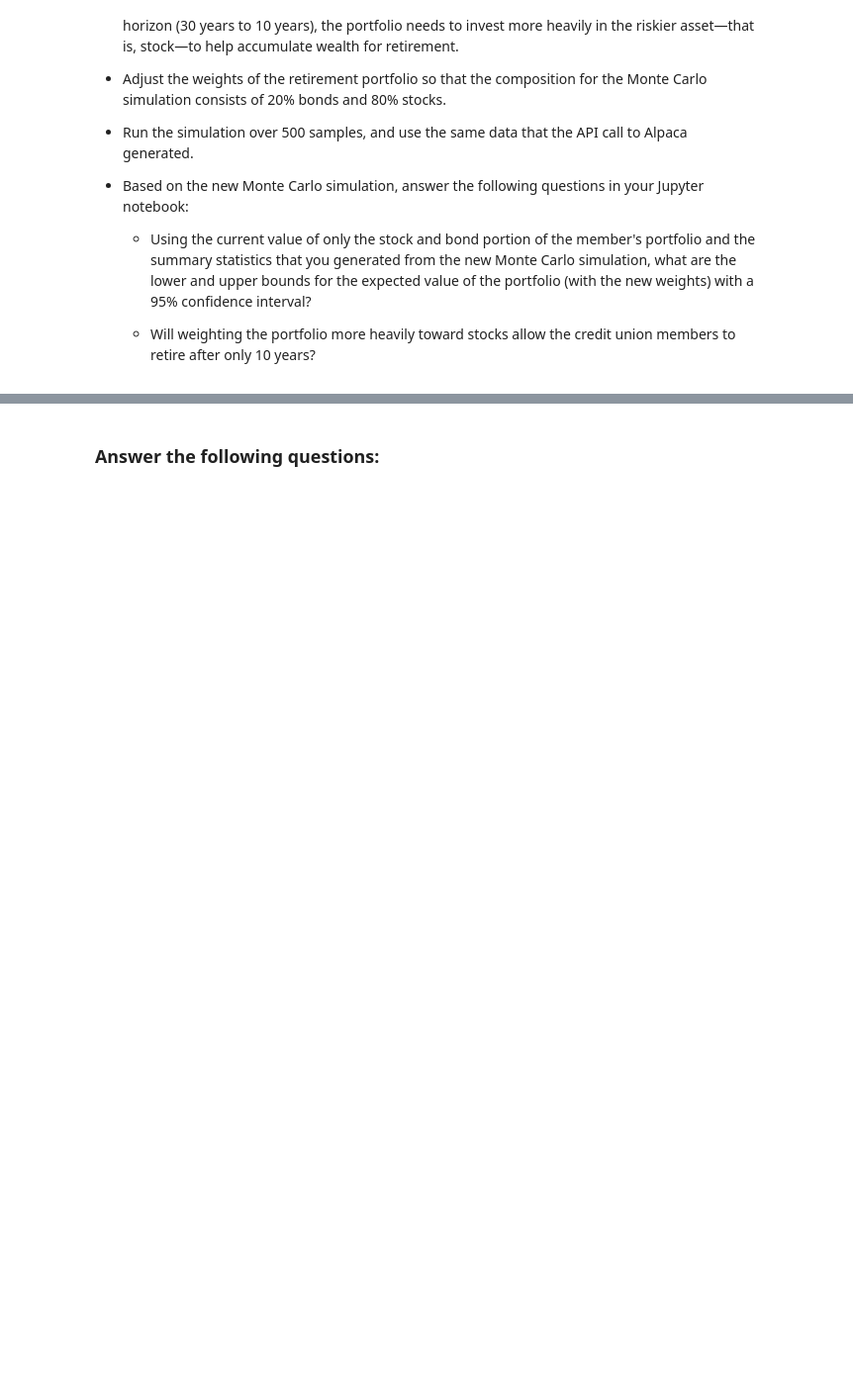
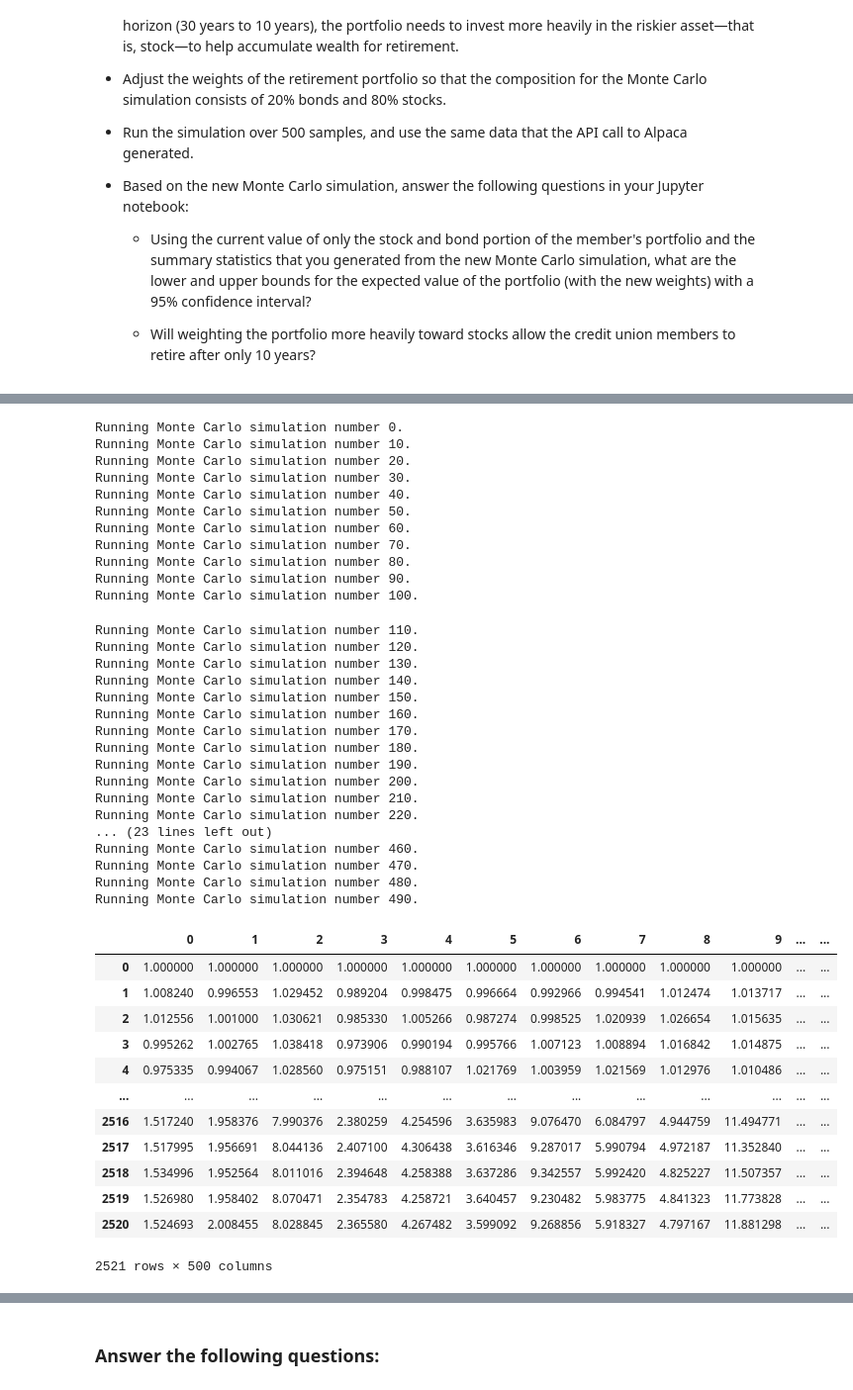
Before and after one commit to ItsFa-tih/Week5-Challange, a Jupyter notebook: financial_planning_tools.ipynb, the cells around one changed output, grey strips where cells are left out. Shown: that part at 99% size. Drawn from its saved outputs; the diff is of its cells as text; code cells hidden in the pictures; blank space fills up the shorter version.

```diff
--- a/financial_planning_tools.ipynb
+++ b/financial_planning_tools.ipynb
@@ -579,6 +638,48 @@ For this new Monte Carlo simulation, do the following:
 # %%
 # Run the Monte Carlo simulation to forecast 10 years cumulative returns
-# YOUR CODE HERE
+MC_Ten_Year.calc_cumulative_return()
+# %% [output]
+Running Monte Carlo simulation number 0.
+Running Monte Carlo simulation number 10.
+Running Monte Carlo simulation number 20.
+Running Monte Carlo simulation number 30.
+Running Monte Carlo simulation number 40.
+Running Monte Carlo simulation number 50.
+Running Monte Carlo simulation number 60.
+Running Monte Carlo simulation number 70.
+Running Monte Carlo simulation number 80.
+Running Monte Carlo simulation number 90.
+Running Monte Carlo simulation number 100.
+Running Monte Carlo simulation number 110.
+Running Monte Carlo simulation number 120.
+Running Monte Carlo simulation number 130.
+Running Monte Carlo simulation number 140.
+Running Monte Carlo simulation number 150.
+Running Monte Carlo simulation number 160.
+Running Monte Carlo simulation number 170.
+Running Monte Carlo simulation number 180.
+Running Monte Carlo simulation number 190.
+Running Monte Carlo simulation number 200.
+Running Monte Carlo simulation number 210.
+Running Monte Carlo simulation number 220.
+... (23 lines left out)
+Running Monte Carlo simulation number 460.
+Running Monte Carlo simulation number 470.
+Running Monte Carlo simulation number 480.
+Running Monte Carlo simulation number 490.
+|  | 0 | 1 | 2 | 3 | 4 | 5 | 6 | 7 | 8 | 9 | ... | ... |
+| 0 | 1.000000 | 1.000000 | 1.000000 | 1.000000 | 1.000000 | 1.000000 | 1.000000 | 1.000000 | 1.000000 | 1.000000 | ... | ... |
+| 1 | 1.008240 | 0.996553 | 1.029452 | 0.989204 | 0.998475 | 0.996664 | 0.992966 | 0.994541 | 1.012474 | 1.013717 | ... | ... |
+| 2 | 1.012556 | 1.001000 | 1.030621 | 0.985330 | 1.005266 | 0.987274 | 0.998525 | 1.020939 | 1.026654 | 1.015635 | ... | ... |
+| 3 | 0.995262 | 1.002765 | 1.038418 | 0.973906 | 0.990194 | 0.995766 | 1.007123 | 1.008894 | 1.016842 | 1.014875 | ... | ... |
+| 4 | 0.975335 | 0.994067 | 1.028560 | 0.975151 | 0.988107 | 1.021769 | 1.003959 | 1.021569 | 1.012976 | 1.010486 | ... | ... |
+| ... | ... | ... | ... | ... | ... | ... | ... | ... | ... | ... | ... | ... |
+| 2516 | 1.517240 | 1.958376 | 7.990376 | 2.380259 | 4.254596 | 3.635983 | 9.076470 | 6.084797 | 4.944759 | 11.494771 | ... | ... |
+| 2517 | 1.517995 | 1.956691 | 8.044136 | 2.407100 | 4.306438 | 3.616346 | 9.287017 | 5.990794 | 4.972187 | 11.352840 | ... | ... |
+| 2518 | 1.534996 | 1.952564 | 8.011016 | 2.394648 | 4.258388 | 3.637286 | 9.342557 | 5.992420 | 4.825227 | 11.507357 | ... | ... |
+| 2519 | 1.526980 | 1.958402 | 8.070471 | 2.354783 | 4.258721 | 3.640457 | 9.230482 | 5.983775 | 4.841323 | 11.773828 | ... | ... |
+| 2520 | 1.524693 | 2.008455 | 8.028845 | 2.365580 | 4.267482 | 3.599092 | 9.268856 | 5.918327 | 4.797167 | 11.881298 | ... | ... |
+2521 rows × 500 columns
 # %%
 # Visualize the 10-year Monte Carlo simulation by creating an
 # overlay line plot
```
Also changed, not shown: parts of 26 cells of this notebook, 1 other file.
